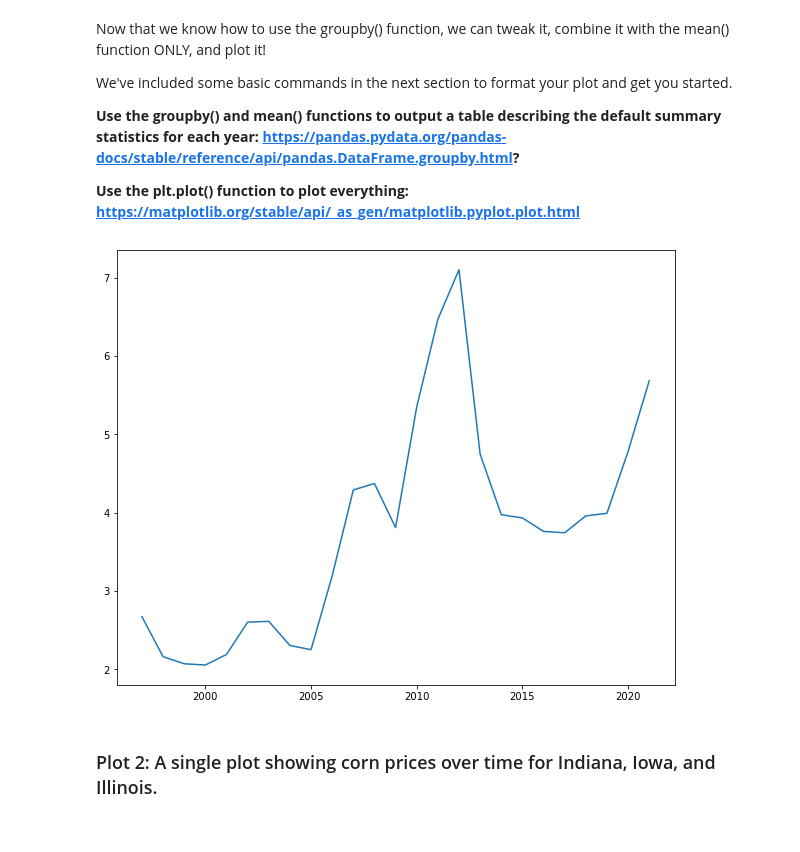
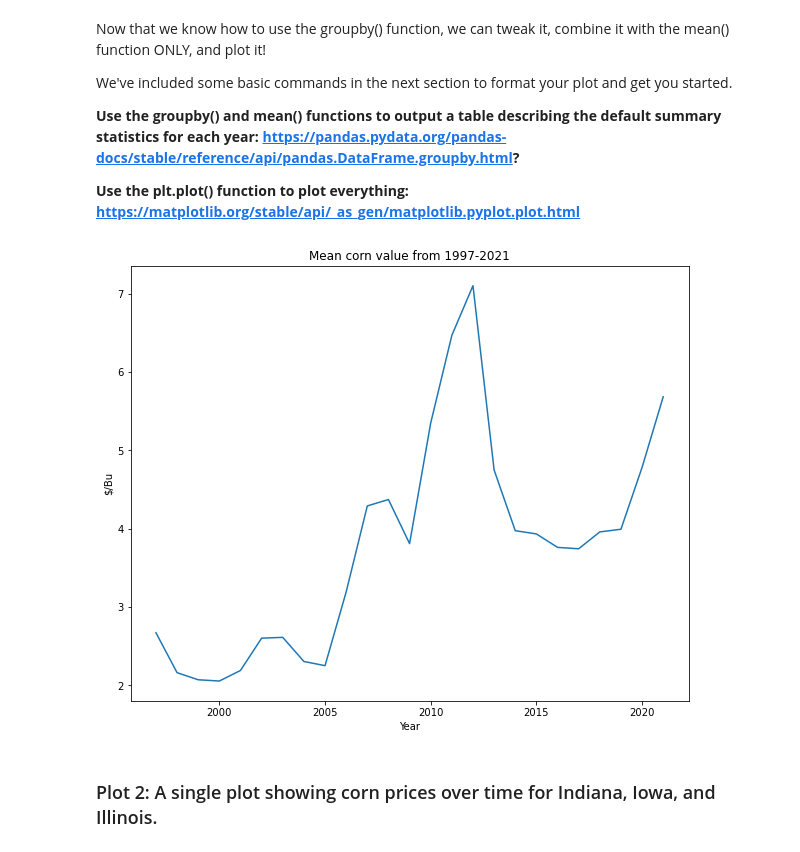
Before and after one commit to ShihYLin/Ag-Informatics, a Jupyter notebook: Lab2/lab2-ShihYunLin.ipynb, the cells around one changed output. Saved outputs shown, nothing was run; the diff lists cells and outputs as text; code cells hidden in the pictures.

Commit message:
plot2

```diff
--- a/Lab2/lab2-ShihYunLin.ipynb
+++ b/Lab2/lab2-ShihYunLin.ipynb
@@ -433,21 +433,24 @@ We've included some basic commands in the next section to format your plot and g
 # %%
 #Find the mean price of corn ('Value') for each year. Use the groupby() and mean() functions.
 #Use plt.plot() to plot the result
 
 # Some basic functionality to make the graphs larger
 plt.figure(figsize=(10, 8))
 
 # Create a plot for the mean US totals
 # Enter code here...
 plt.plot(clean_CORN['Year'].unique(),clean_CORN.groupby('Year')['Value'].mean())
 #Give your plot a title, x any y axis labels, and activate grid lines.
 # Enter code here...
+plt.title('Mean corn value from 1997-2021')
+plt.xlabel('Year')
+plt.ylabel('$/Bu')
 
 # Save the plot as a PNG file - check it out, you should have a file with this name in your folder now!
 # MAKE SURE YOU RUN THIS - I will expect this image in your submission folder
 plt.savefig('meancorn.png', format='png', dpi=140)
 # %% [output]
-[figure, old version]
+[figure, new version]
 # %% [markdown]
 ### Plot 2: A single plot showing corn prices over time for Indiana, Iowa, and Illinois.
 # %% [markdown]
```
Also changed, not shown: parts of 1 cell of this notebook, 2 other files.
